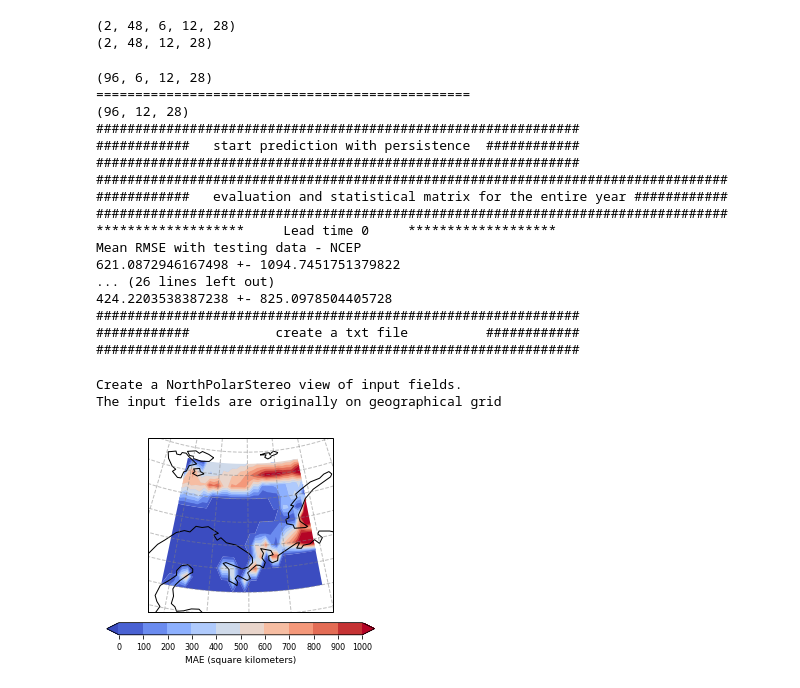
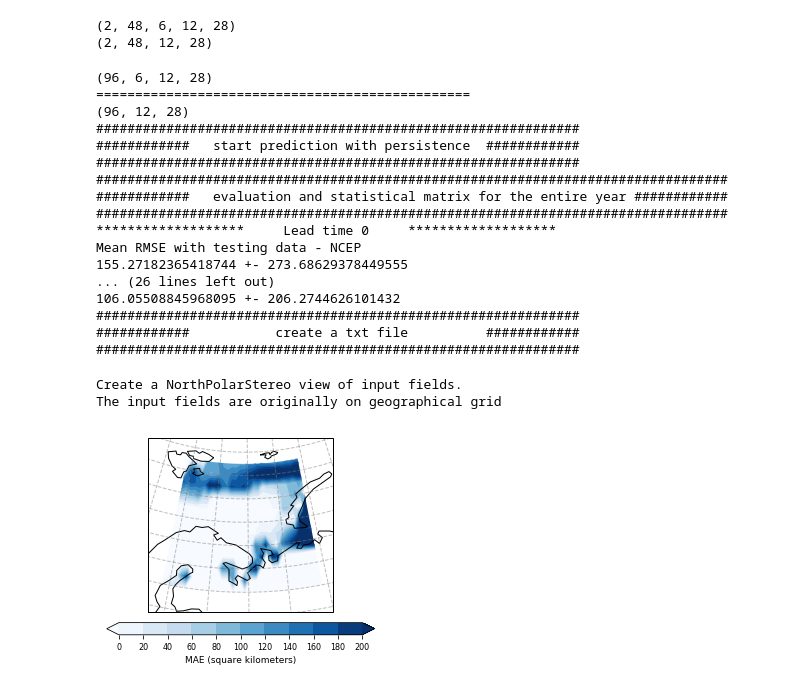
Before and after one commit to geek-yang/DeepArctic, a Jupyter notebook: Map/metric_S2S_NCEP_ERAI_sic_2015_2016.ipynb, the cells around one changed output. Cells and saved outputs as stored; diff of their text form; code cells hidden in the pictures.

```diff
--- a/Map/metric_S2S_NCEP_ERAI_sic_2015_2016.ipynb
+++ b/Map/metric_S2S_NCEP_ERAI_sic_2015_2016.ipynb
@@ -132,9 +132,9 @@ def MAE(x,y):
 # size of the grid box
 # longitude for NCEP grid 1.5 deg 240 points
 dx = 2 * np.pi * constant['R'] * np.cos(2 * np.pi * latitude_NCEP /
-                                        360) / 240
+                                        360) / 240 / 2 # weight by 2 to make it equivalent to our study with ERA-Interim grid
 # latitude for NCEP grid 1.5 deg 120 points
-dy = np.pi * constant['R'] / 240
+dy = np.pi * constant['R'] / 240 / 2 # weight by 2 to make it equivalent to our study with ERA-Interim grid
 # %%
 #########################   load and preprocess data   #########################
 sic_NCEP = NCEP_control_key.variables['sic'][:-1,:,:,7:19,132:160]          #[year, week, leadweek, lat, lon]
@@ -279,22 +279,22 @@ f.close()
 #################################################################################
 *******************     Lead time 0     *******************
 Mean RMSE with testing data - NCEP
-621.0872946167498 +- 1094.7451751379822
+155.27182365418744 +- 273.68629378449555
 ... (26 lines left out)
-424.2203538387238 +- 825.0978504405728
+106.05508845968095 +- 206.2744626101432
 ##############################################################
 ############           create a txt file          ############
 ##############################################################
 # %%
 #########################   visualization of difference #########################
 mae = MAE(sic_NCEP_area_series[:,0,:,:],sic_ERAI_area_series)
 label = 'MAE (square kilometers)'
-ticks = [i for i in np.linspace(0,1000,11)]
+ticks = [i for i in np.linspace(0,200,11)]
 dlacs.visual.plots.geograph(latitude_NCEP, longitude_NCEP,
                             mae, label, ticks,
                             os.path.join(output_path,'spatial_sic_mae_avg_s2s NCEP_ERAI_2015_2016.png'),
-                            boundary='Barents_Polar', colormap='coolwarm')
+                            boundary='Barents_Polar', colormap='Blues')
 # %% [output]
 Create a NorthPolarStereo view of input fields.
 The input fields are originally on geographical grid
-[figure, old version]
+[figure, new version]
```
Also changed, not shown: parts of 1 cell of this notebook, 2 other files.
